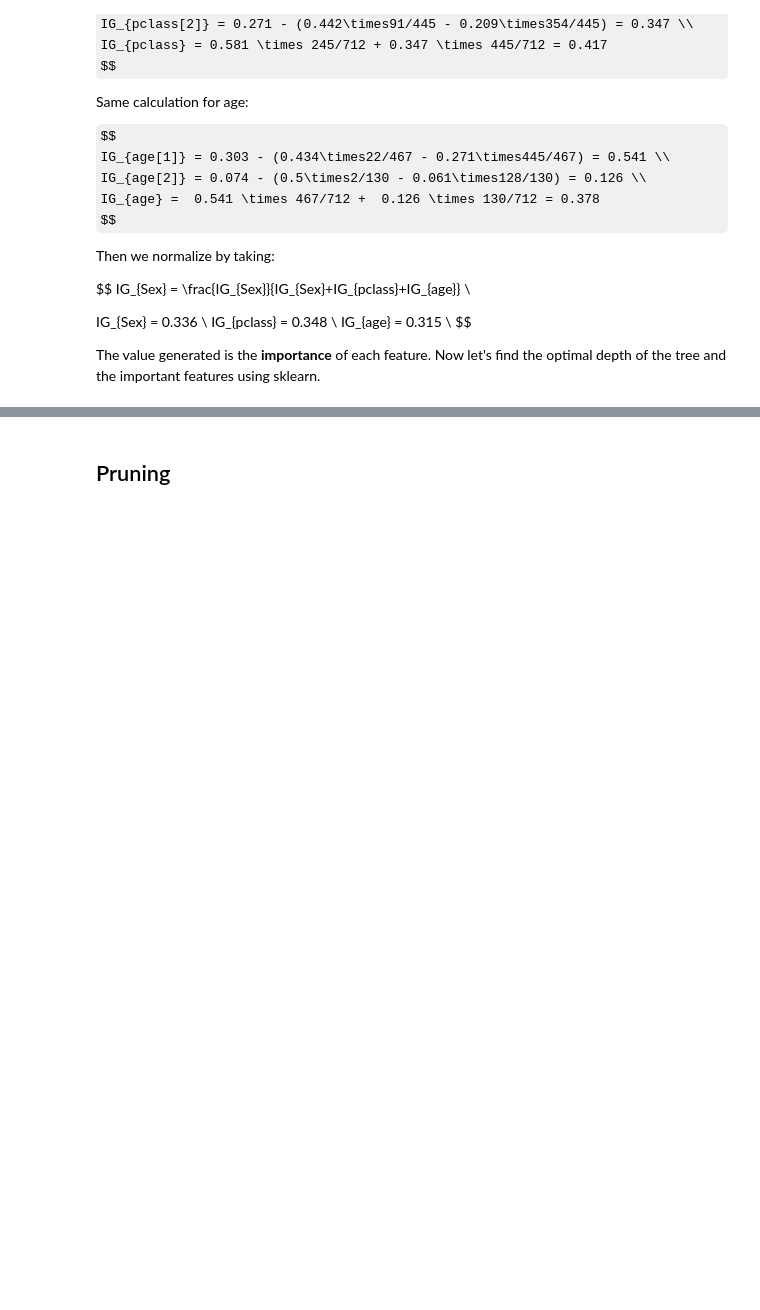
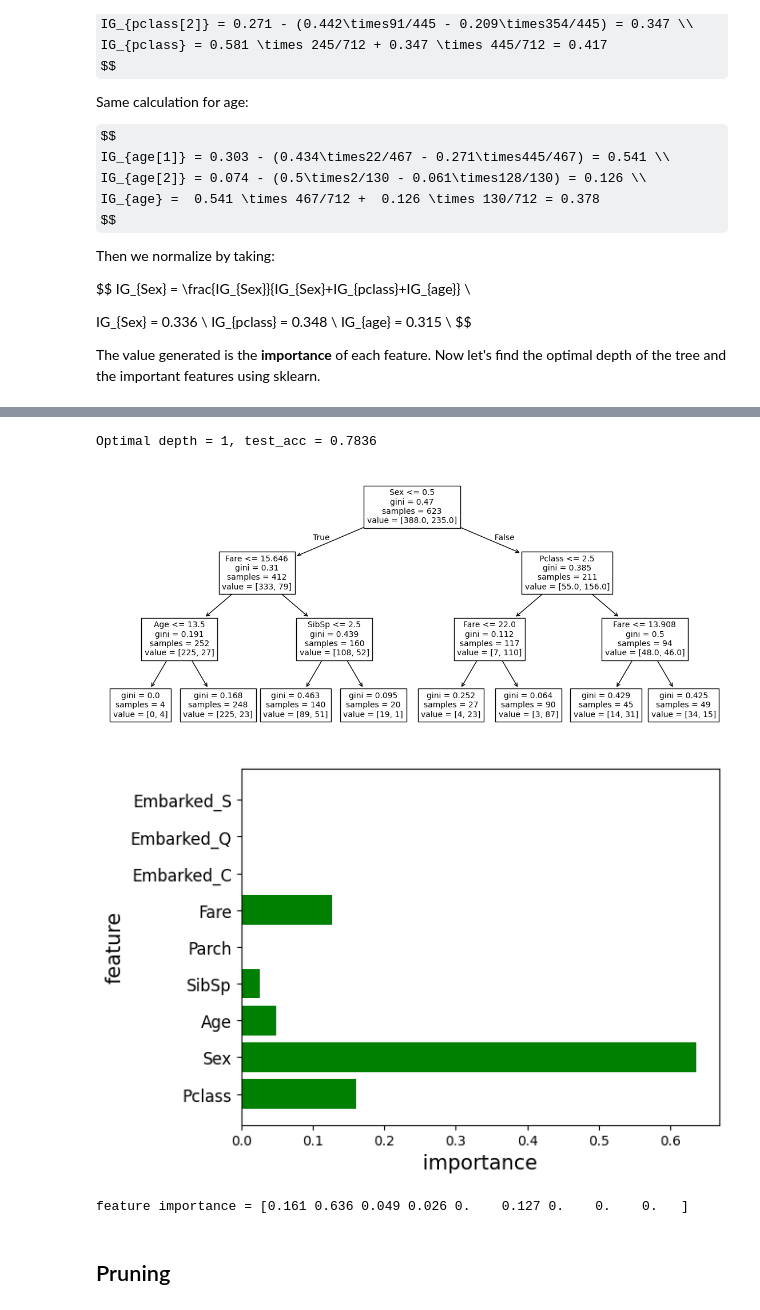
Before and after one commit to jo-tjx/MY-DAC-Curriculum, a Jupyter notebook: DAC-006_Machine_Learning/DAC-006-Intro_to_ML_Session_2_Student.ipynb, the cells around one changed output, grey strips where cells are left out. Drawn from its saved outputs; the diff is of its cells as text; code cells hidden in the pictures; some formulas as TeX source; blank space fills up the shorter version.

```diff
--- a/DAC-006_Machine_Learning/DAC-006-Intro_to_ML_Session_2_Student.ipynb
+++ b/DAC-006_Machine_Learning/DAC-006-Intro_to_ML_Session_2_Student.ipynb
@@ -226,32 +243,37 @@ The value generated is the **importance** of each feature. Now let's find the op
 # %%
 # I set max_step=3 as a constant value for tree visualization.
-# model = DecisionTreeClassifier(max_depth=3)
-# model.fit(x_train, y_train)
+model = DecisionTreeClassifier(max_depth=3)
+model.fit(x_train, y_train)
 
-# # Use test data to evaluate final performance.
-# y_pred = model.predict(x_test)
-# test_acc = (y_pred == y_test).mean()
-# print('Optimal depth = {}, test_acc = {:.4f}'.format(opt_depth, test_acc))
+# Use test data to evaluate final performance.
+y_pred = model.predict(x_test)
+test_acc = (y_pred == y_test).mean()
+print('Optimal depth = {}, test_acc = {:.4f}'.format(opt_depth, test_acc))
 
-# # Visualize the tree
-# # plt.figure(figsize=(20,10))
-# feat_names = x.columns.tolist()
-# plt.figure(figsize=(14,6))
-# tree.plot_tree(model, feature_names = feat_names, fontsize=10)
-# plt.show()
+# Visualize the tree
+# plt.figure(figsize=(20,10))
+feat_names = x.columns.tolist()
+plt.figure(figsize=(14,6))
+tree.plot_tree(model, feature_names = feat_names, fontsize=10)
+plt.show()
 
-# # Analyze the importance of features.
-# feature_importance = model.feature_importances_
-# n_feature = x_train.shape[1]
-# idx = np.arange(n_feature)
+# Analyze the importance of features.
+feature_importance = model.feature_importances_
+n_feature = x_train.shape[1]
+idx = np.arange(n_feature)
 
-# plt.barh(idx, feature_importance, align='center', color='green')
-# plt.yticks(idx, feat_names, size=12)
-# plt.xlabel('importance', size=15)
-# plt.ylabel('feature', size=15)
-# plt.show()
+plt.barh(idx, feature_importance, align='center', color='green')
+plt.yticks(idx, feat_names, size=12)
+plt.xlabel('importance', size=15)
+plt.ylabel('feature', size=15)
+plt.show()
 
-# print('feature importance = {}'.format(feature_importance.round(3)))
+print('feature importance = {}'.format(feature_importance.round(3)))
+# %% [output]
+Optimal depth = 1, test_acc = 0.7836
+[figure, added]
+[figure, added]
+feature importance = [0.161 0.636 0.049 0.026 0.    0.127 0.    0.    0.   ]
 # %% [markdown]
 ## Pruning
 # %% [markdown]
```
Also changed, not shown: parts of 16 cells of this notebook.
